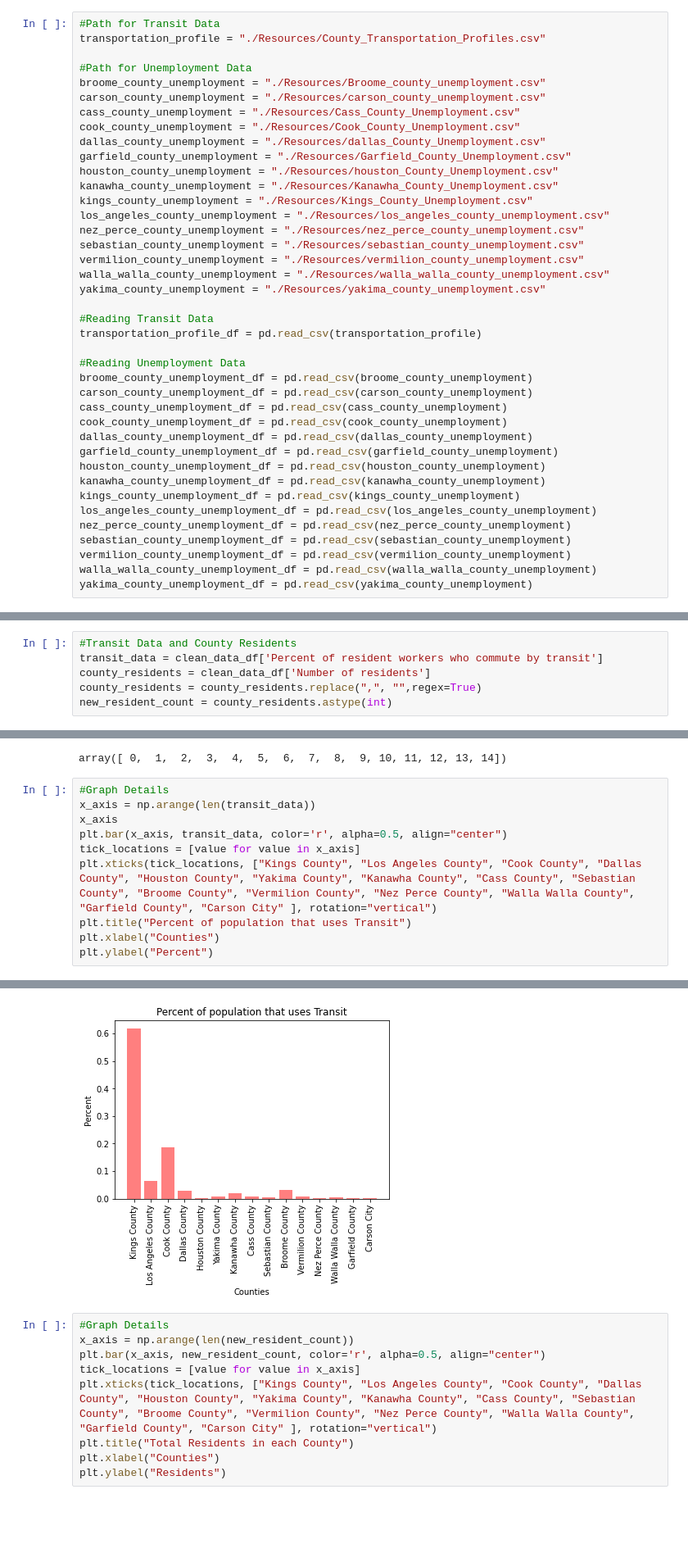
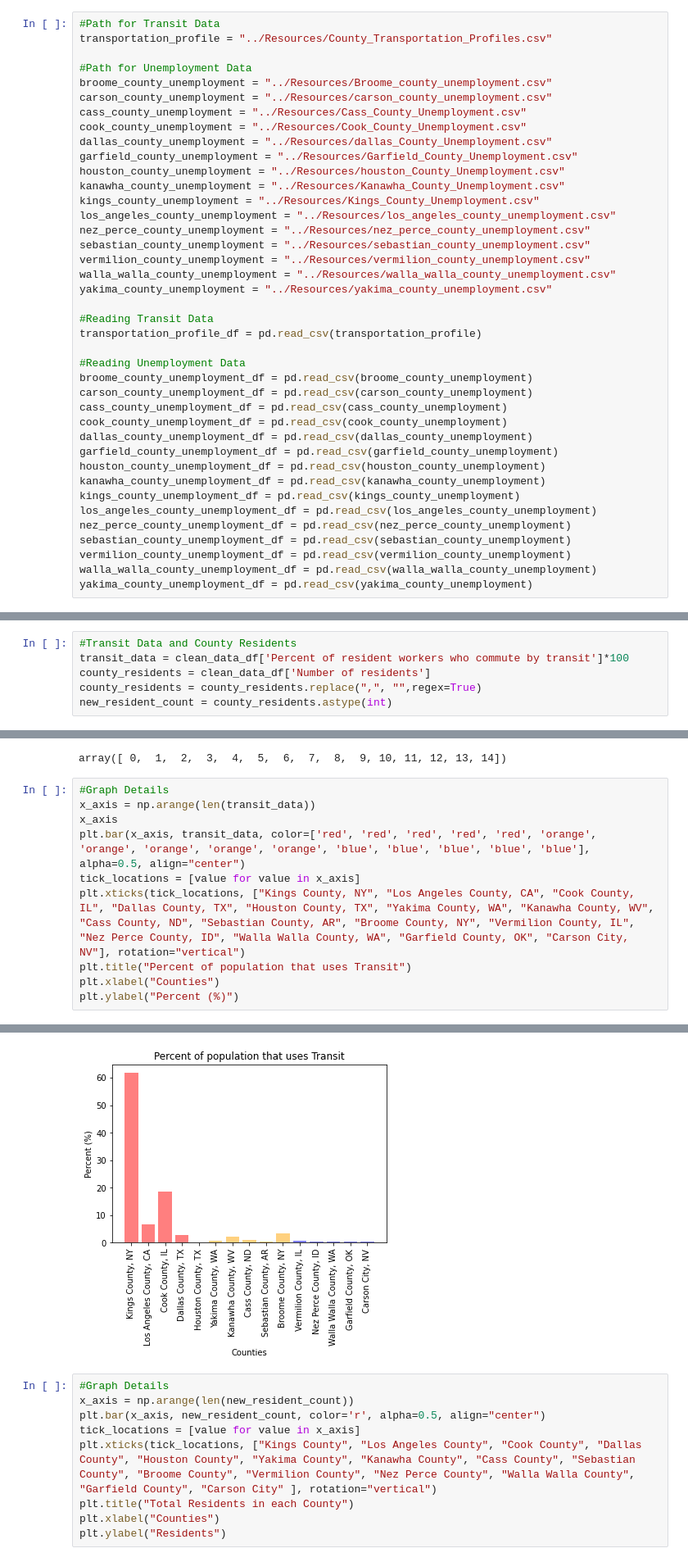
Before and after one commit to jeugenio103/project-1, a Jupyter notebook: Data Analysis Code/transit_data_unemployment_data.ipynb, the cells around one changed output, grey strips where cells are left out. Shown at 82% size. Drawn from its saved outputs; the diff is of its cells as text; blank space fills up the shorter version.

Commit message:
transit data

```diff
--- a/Data Analysis Code/transit_data_unemployment_data.ipynb
+++ b/Data Analysis Code/transit_data_unemployment_data.ipynb
@@ -5,24 +5,24 @@ import matplotlib.pyplot as plt
 import numpy as np
 # %%
 #Path for Transit Data
-transportation_profile = "./Resources/County_Transportation_Profiles.csv"
+transportation_profile = "../Resources/County_Transportation_Profiles.csv"
 
 #Path for Unemployment Data
-broome_county_unemployment = "./Resources/Broome_county_unemployment.csv"
-carson_county_unemployment = "./Resources/carson_county_unemployment.csv"
-cass_county_unemployment = "./Resources/Cass_County_Unemployment.csv"
-cook_county_unemployment = "./Resources/Cook_County_Unemployment.csv"
-dallas_county_unemployment = "./Resources/dallas_County_Unemployment.csv"
-garfield_county_unemployment = "./Resources/Garfield_County_Unemployment.csv"
-houston_county_unemployment = "./Resources/houston_County_Unemployment.csv"
-kanawha_county_unemployment = "./Resources/Kanawha_County_Unemployment.csv"
-kings_county_unemployment = "./Resources/Kings_County_Unemployment.csv"
-los_angeles_county_unemployment = "./Resources/los_angeles_county_unemployment.csv"
-nez_perce_county_unemployment = "./Resources/nez_perce_county_unemployment.csv"
-sebastian_county_unemployment = "./Resources/sebastian_county_unemployment.csv"
-vermilion_county_unemployment = "./Resources/vermilion_county_unemployment.csv"
-walla_walla_county_unemployment = "./Resources/walla_walla_county_unemployment.csv"
-yakima_county_unemployment = "./Resources/yakima_county_unemployment.csv"
+broome_county_unemployment = "../Resources/Broome_county_unemployment.csv"
+carson_county_unemployment = "../Resources/carson_county_unemployment.csv"
+cass_county_unemployment = "../Resources/Cass_County_Unemployment.csv"
+cook_county_unemployment = "../Resources/Cook_County_Unemployment.csv"
+dallas_county_unemployment = "../Resources/dallas_County_Unemployment.csv"
+garfield_county_unemployment = "../Resources/Garfield_County_Unemployment.csv"
+houston_county_unemployment = "../Resources/houston_County_Unemployment.csv"
+kanawha_county_unemployment = "../Resources/Kanawha_County_Unemployment.csv"
+kings_county_unemployment = "../Resources/Kings_County_Unemployment.csv"
+los_angeles_county_unemployment = "../Resources/los_angeles_county_unemployment.csv"
+nez_perce_county_unemployment = "../Resources/nez_perce_county_unemployment.csv"
+sebastian_county_unemployment = "../Resources/sebastian_county_unemployment.csv"
+vermilion_county_unemployment = "../Resources/vermilion_county_unemployment.csv"
+walla_walla_county_unemployment = "../Resources/walla_walla_county_unemployment.csv"
+yakima_county_unemployment = "../Resources/yakima_county_unemployment.csv"
 
 #Reading Transit Data
 transportation_profile_df = pd.read_csv(transportation_profile)
@@ -99,7 +99,7 @@ clean_data_df
 | 1763 | Carson City | Nevada | 0.002773 | 54410 |
 # %%
 #Transit Data and County Residents
-transit_data = clean_data_df['Percent of resident workers who commute by transit']
+transit_data = clean_data_df['Percent of resident workers who commute by transit']*100
 county_residents = clean_data_df['Number of residents']
 county_residents = county_residents.replace(",", "",regex=True)
 new_resident_count = county_residents.astype(int)
@@ -112,10 +112,10 @@ array([ 0,  1,  2,  3,  4,  5,  6,  7,  8,  9, 10, 11, 12, 13, 14])
 #Graph Details
 x_axis = np.arange(len(transit_data))
 x_axis
-plt.bar(x_axis, transit_data, color='r', alpha=0.5, align="center")
+plt.bar(x_axis, transit_data, color=['red', 'red', 'red', 'red', 'red', 'orange', 'orange', 'orange', 'orange', 'orange', 'blue', 'blue', 'blue', 'blue', 'blue'], alpha=0.5, align="center")
 tick_locations = [value for value in x_axis]
-plt.xticks(tick_locations, ["Kings County", "Los Angeles County", "Cook County", "Dallas County", "Houston County", "Yakima County", "Kanawha County", "Cass County", "Sebastian County", "Broome County", "Vermilion County", "Nez Perce County", "Walla Walla County", "Garfield County", "Carson City" ], rotation="vertical")
+plt.xticks(tick_locations, ["Kings County, NY", "Los Angeles County, CA", "Cook County, IL", "Dallas County, TX", "Houston County, TX", "Yakima County, WA", "Kanawha County, WV", "Cass County, ND", "Sebastian County, AR", "Broome County, NY", "Vermilion County, IL", "Nez Perce County, ID", "Walla Walla County, WA", "Garfield County, OK", "Carson City, NV"], rotation="vertical")
 plt.title("Percent of population that uses Transit")
 plt.xlabel("Counties")
-plt.ylabel("Percent")
+plt.ylabel("Percent (%)")
 # %% [output]
@@ -123,4 +123,4 @@ Text(0, 0.5, 'Percent')
-[figure, old version]
+[figure, new version]
 # %%
 #Graph Details
 x_axis = np.arange(len(new_resident_count))
```
Also changed, not shown: parts of 1 cell of this notebook.
